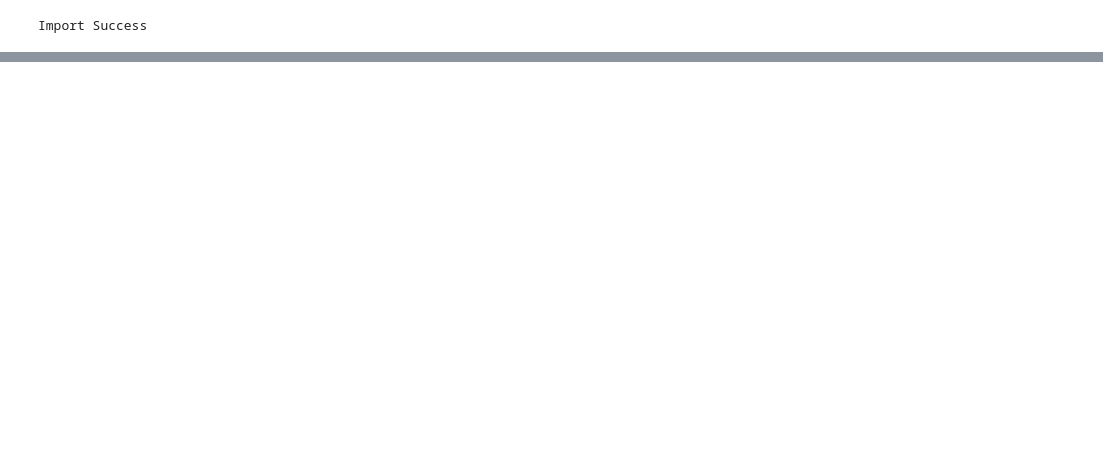
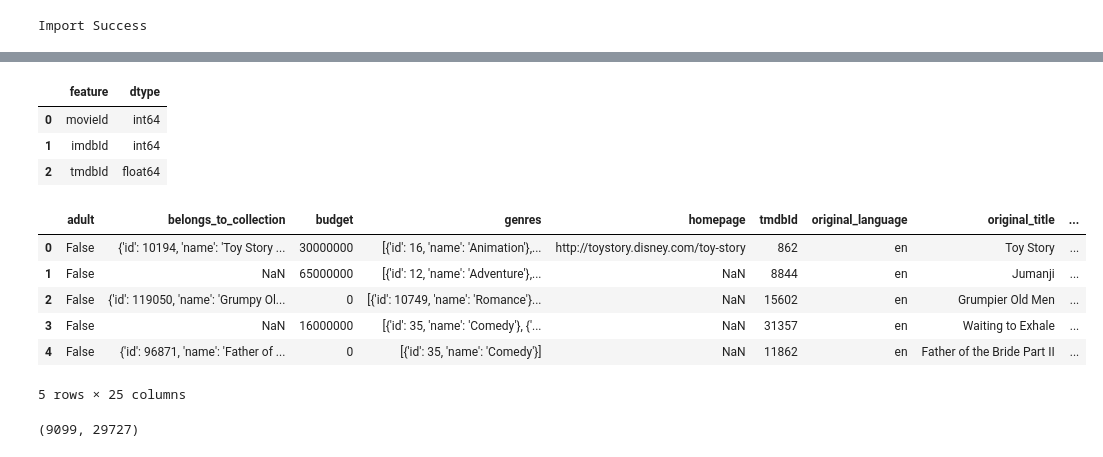
Before and after one commit to yadavgaurav251/Context-Aware-Recommender, a Jupyter notebook: hybridRecom.ipynb, the cells around one changed output, grey strips where cells are left out. Cells and saved outputs as stored; diff of their text form; code cells hidden in the pictures; blank space fills up the shorter version.

```diff
--- a/hybridRecom.ipynb
+++ b/hybridRecom.ipynb
@@ -34,0 +36,4 @@ ratings.head() # Movies in this dataset are rated out of 5 instead of 10
+# %%
+#Links of IMDb and TMDb
+links = pd.read_csv('Dataset/links_small.csv')
+links.head()
@@ -34,0 +57,5 @@ ratings.head() # Movies in this dataset are rated out of 5 instead of 10
+# %%
+# -- Content-focused recommender --
+
+meta['overview'] = meta['overview'].fillna('')
+meta['overview'].head() # Sample descriptions
@@ -34,0 +90,50 @@ ratings.head() # Movies in this dataset are rated out of 5 instead of 10
+# %%
+meta = meta.drop([19730, 29503, 35587]) # Remove these ids to solve ValueError: "Unable to parse string..."
+
+# Convert object to int64 for compatibility during merging
+meta['id'] = pd.to_numeric(meta['id'])
+
+# Run  the following code for converting more than one value to integer
+# def convert_int(x):
+#     try:
+#         return int(x)
+#     except:
+#         return np.nan
+# %%
+# Check the datatype of "tmdbId" in links_small.csv
+pd.DataFrame({'feature':links.dtypes.index, 'dtype':links.dtypes.values})
+# %% [output]
+|  | feature | dtype |
+| 0 | movieId | int64 |
+| 1 | imdbId | int64 |
+| 2 | tmdbId | float64 |
+# %%
+# Convert float64 to int64
+col=np.array(links['tmdbId'], np.int64)
+links['tmdbId']=col
+# %%
+# Merge the dataframes on column "tmdbId"
+meta.rename(columns={'id':'tmdbId'}, inplace=True)
+meta = pd.merge(meta,links,on='tmdbId')
+meta.drop(['imdb_id'], axis=1, inplace=True)
+meta.head()
+
+# Alternatively, run the following code to reduce the size of movies_metadata.csv to match links_small.csv
+# meta = meta[meta['tmdbId'].isin(links)]
+# meta.shape
+# %% [output]
+|  | adult | belongs_to_collection | budget | genres | homepage | tmdbId | original_language | original_title | ... |
+| 0 | False | {'id': 10194, 'name': 'Toy Story ... | 30000000 | [{'id': 16, 'name': 'Animation'},... | http://toystory.disney.com/toy-story | 862 | en | Toy Story | ... |
+| 1 | False | NaN | 65000000 | [{'id': 12, 'name': 'Adventure'},... | NaN | 8844 | en | Jumanji | ... |
+| 2 | False | {'id': 119050, 'name': 'Grumpy Ol... | 0 | [{'id': 10749, 'name': 'Romance'}... | NaN | 15602 | en | Grumpier Old Men | ... |
+| 3 | False | NaN | 16000000 | [{'id': 35, 'name': 'Comedy'}, {'... | NaN | 31357 | en | Waiting to Exhale | ... |
+| 4 | False | {'id': 96871, 'name': 'Father of ... | 0 | [{'id': 35, 'name': 'Comedy'}] | NaN | 11862 | en | Father of the Bride Part II | ... |
+5 rows × 25 columns
+# %%
+# Remove stop words and use TF-IDF vectorizer
+tfidf = TfidfVectorizer(stop_words='english')
+# Construct TF-IDF matrix
+tfidf_matrix = tfidf.fit_transform(meta['overview'])
+tfidf_matrix.shape
+# %% [output]
+(9099, 29727)
```
Also changed, not shown: parts of 13 cells of this notebook.
